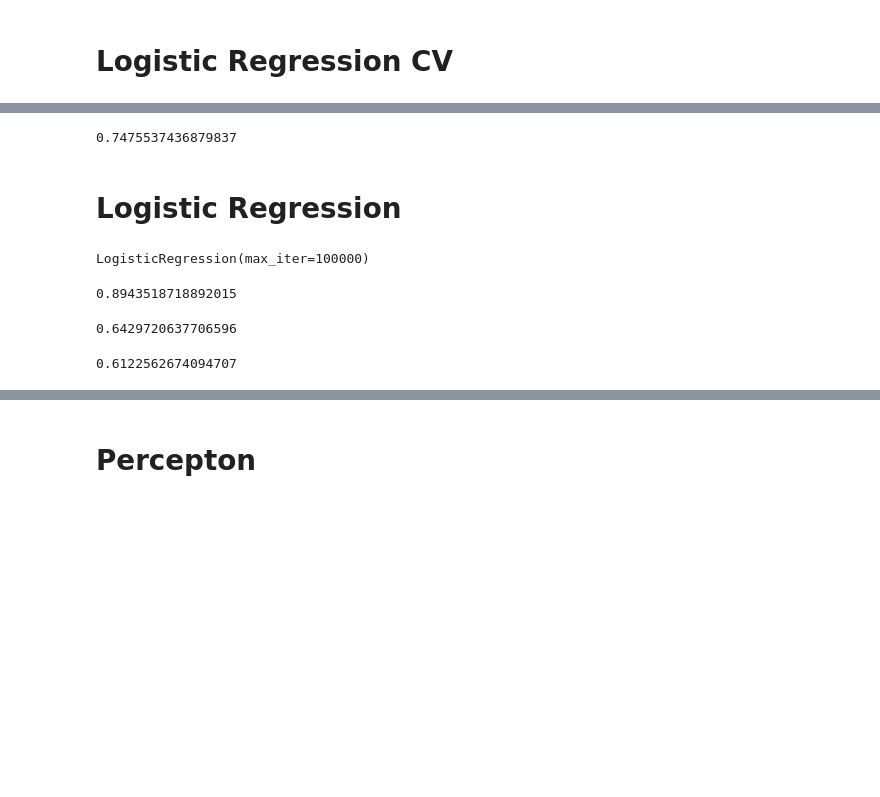
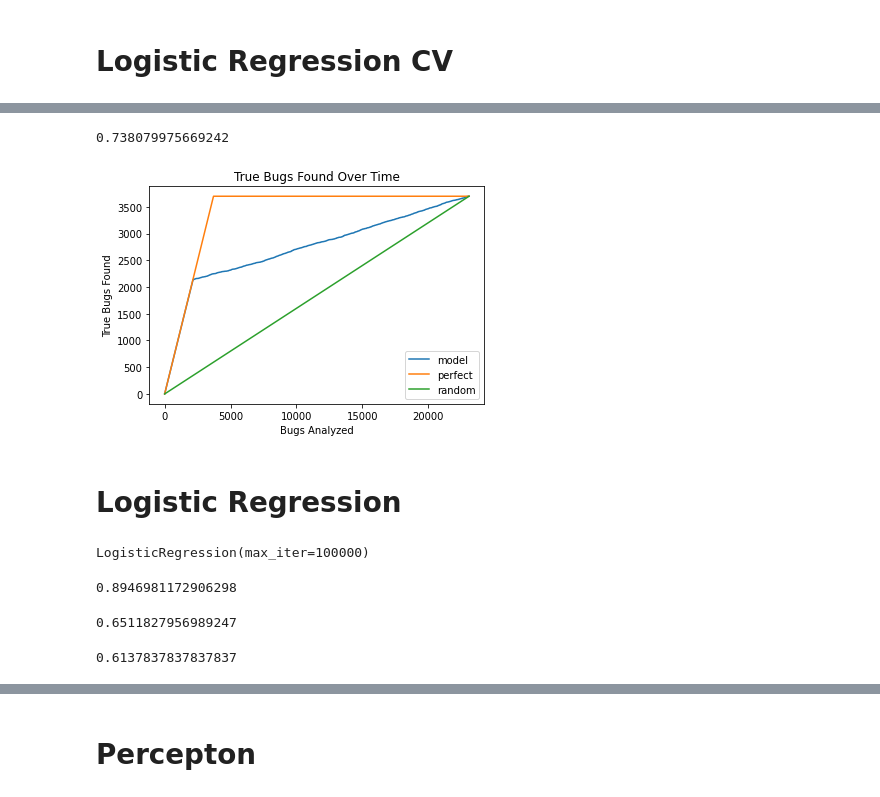
Before and after one commit to smartbugs/smartbugs, a Jupyter notebook: prioritization/notebooks/Initial.ipynb, the cells around one changed output, grey strips where cells are left out. Drawn from its saved outputs; the diff is of its cells as text; code cells hidden in the pictures; blank space fills up the shorter version.

```diff
--- a/prioritization/notebooks/Initial.ipynb
+++ b/prioritization/notebooks/Initial.ipynb
@@ -395,7 +452,11 @@ array([[0.98466526, 0.01533474],
 # %%
-prio(predictions, y_test)
+apbd(final_prio)
 # %% [output]
-0.7475537436879837
+0.738079975669242
+# %%
+plot_true_bugs(final_prio).show()
+# %% [output]
+[figure, added]
 # %% [markdown]
 # Logistic Regression
 # %%
@@ -410,14 +471,16 @@ score = accuracy_score(y_test, predictions)
 f1 = f1_score(y_test, predictions)
 recall = recall_score(y_test, predictions)
 
+final_prio = prio(predictions, y_test)
+
 score
 f1
 recall
 # %% [output]
 LogisticRegression(max_iter=100000)
-0.8943518718892015
+0.8946981172906298
-0.6429720637706596
+0.6511827956989247
-0.6122562674094707
+0.6137837837837837
 # %%
 predictions
 # %% [output]
```
Also changed, not shown: parts of 94 cells of this notebook.
